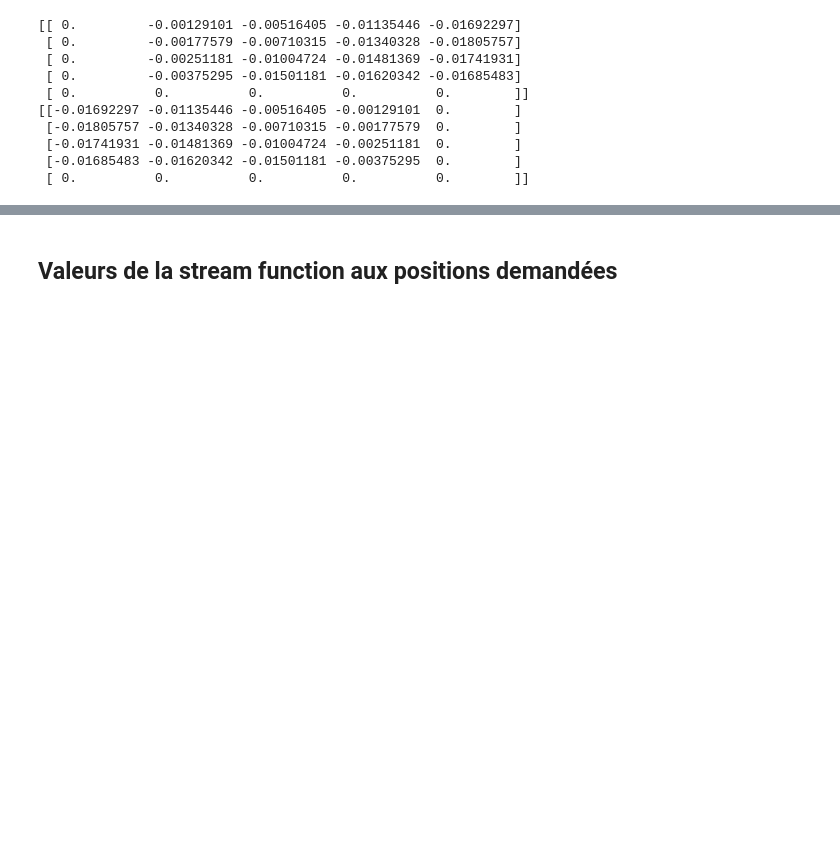
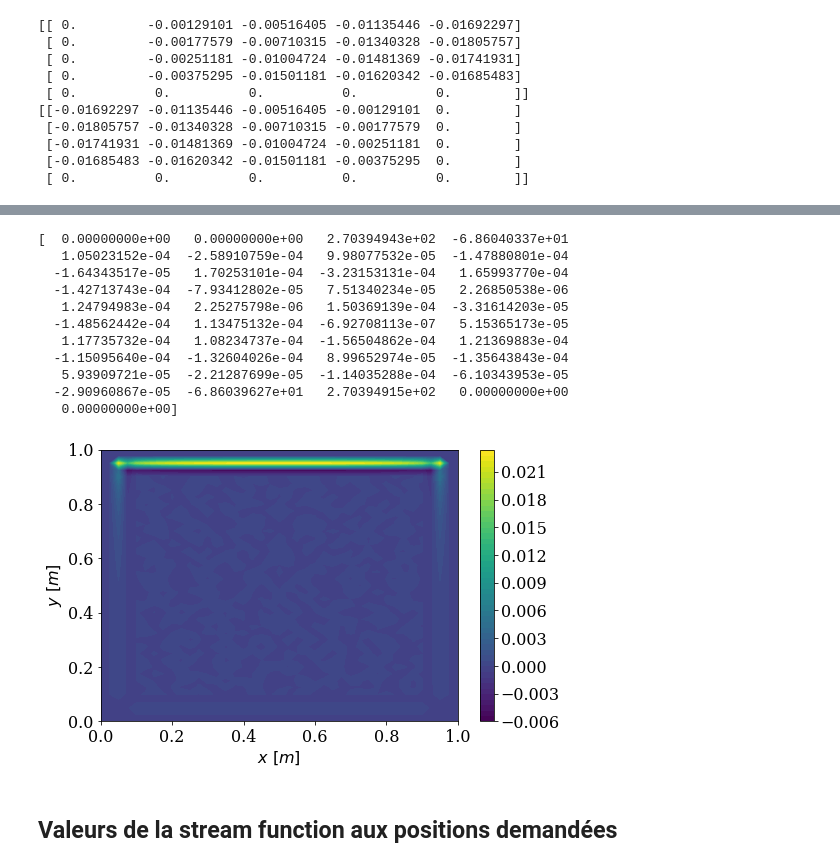
Before and after one commit to ceschoon/Travail-PHYS-F-302, a Jupyter notebook: Travail_PHYS-F-302_MJ_CS.ipynb, the cells around one changed output, grey strips where cells are left out. Cells and saved outputs as stored; diff of their text form; code cells hidden in the pictures; blank space fills up the shorter version.

```diff
--- a/Travail_PHYS-F-302_MJ_CS.ipynb
+++ b/Travail_PHYS-F-302_MJ_CS.ipynb
@@ -254,3 +256,28 @@ pyplot.colorbar();
+# %%
+Ap = bilaplacian(p,dx)
+print(Ap[10,:])
+
+x = numpy.linspace(0,L,N)
+y = numpy.linspace(0,L,N)
+
+pyplot.figure(figsize=(8,5))
+pyplot.contourf(x,y,Ap*dx**4,50,cmap=cm.viridis)
+pyplot.xlabel('$x\ [m]$')
+pyplot.ylabel('$y\ [m]$')
+pyplot.colorbar();
+# %% [output]
+[  0.00000000e+00   0.00000000e+00   2.70394943e+02  -6.86040337e+01
+   1.05023152e-04  -2.58910759e-04   9.98077532e-05  -1.47880801e-04
+  -1.64343517e-05   1.70253101e-04  -3.23153131e-04   1.65993770e-04
+  -1.42713743e-04  -7.93412802e-05   7.51340234e-05   2.26850538e-06
+   1.24794983e-04   2.25275798e-06   1.50369139e-04  -3.31614203e-05
+  -1.48562442e-04   1.13475132e-04  -6.92708113e-07   5.15365173e-05
+   1.17735732e-04   1.08234737e-04  -1.56504862e-04   1.21369883e-04
+  -1.15095640e-04  -1.32604026e-04   8.99652974e-05  -1.35643843e-04
+   5.93909721e-05  -2.21287699e-05  -1.14035288e-04  -6.10343953e-05
+  -2.90960867e-05  -6.86039627e+01   2.70394915e+02   0.00000000e+00
+   0.00000000e+00]
+[figure, added]
 # %% [markdown]
 ## Valeurs de la stream function aux positions demandées
 # %% [markdown]
```
Also changed, not shown: parts of 6 cells of this notebook.
